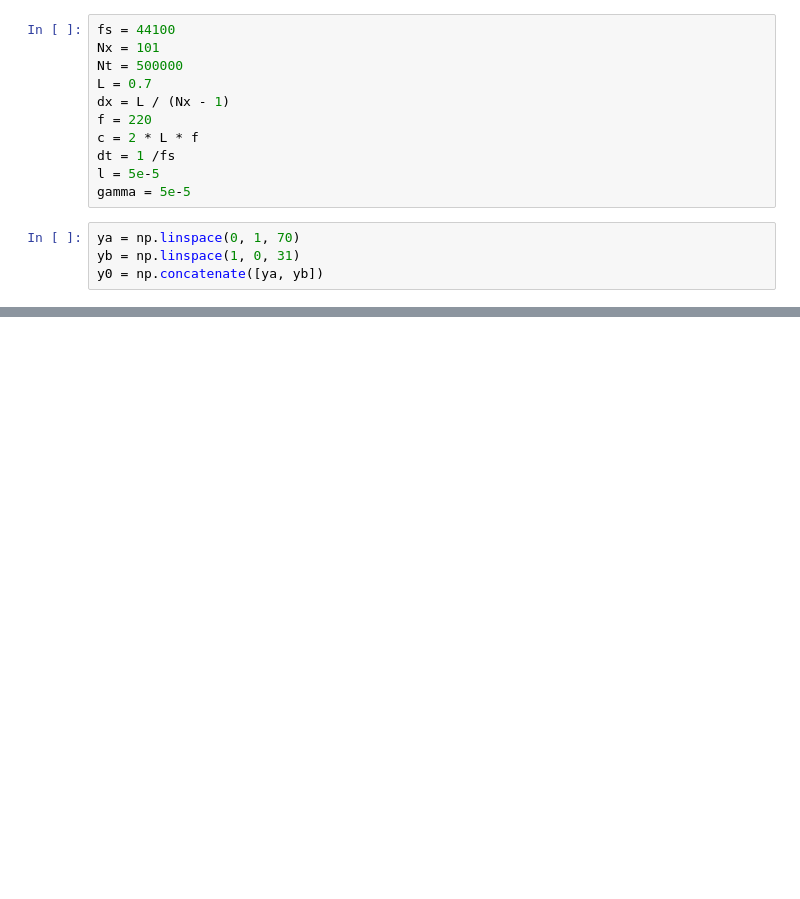
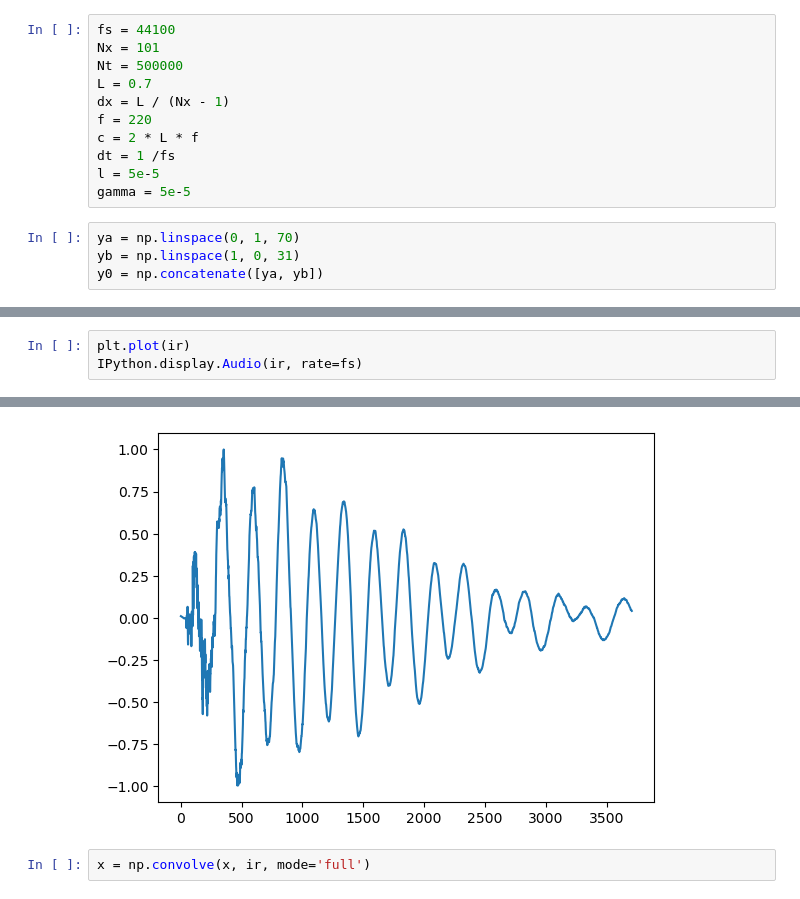
Before and after one commit to enter-opy/old-guitarist, a Jupyter notebook: prototype.ipynb, the cells around one changed output, grey strips where cells are left out. Saved outputs shown, nothing was run; the diff lists cells and outputs as text; blank space fills up the shorter version.

```diff
--- a/prototype.ipynb
+++ b/prototype.ipynb
@@ -57,0 +98,4 @@ plt.plot(x)
+# %%
+plt.plot(ir)
+IPython.display.Audio(ir, rate=fs)
+# %% [output]
@@ -57,0 +103,3 @@ plt.plot(x)
+[figure, added]
+# %%
+x = np.convolve(x, ir, mode='full')
```
Also changed, not shown: parts of 15 cells of this notebook, 4 other files.
